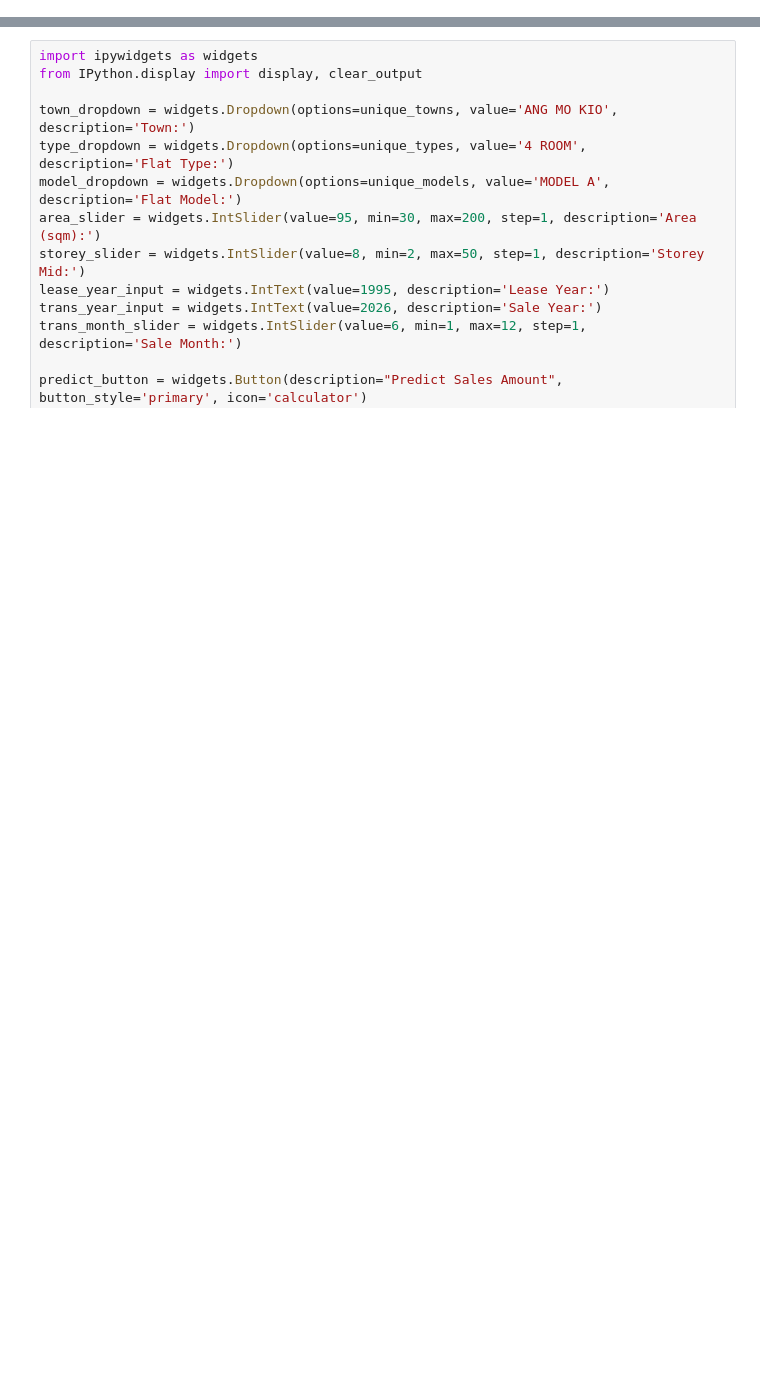
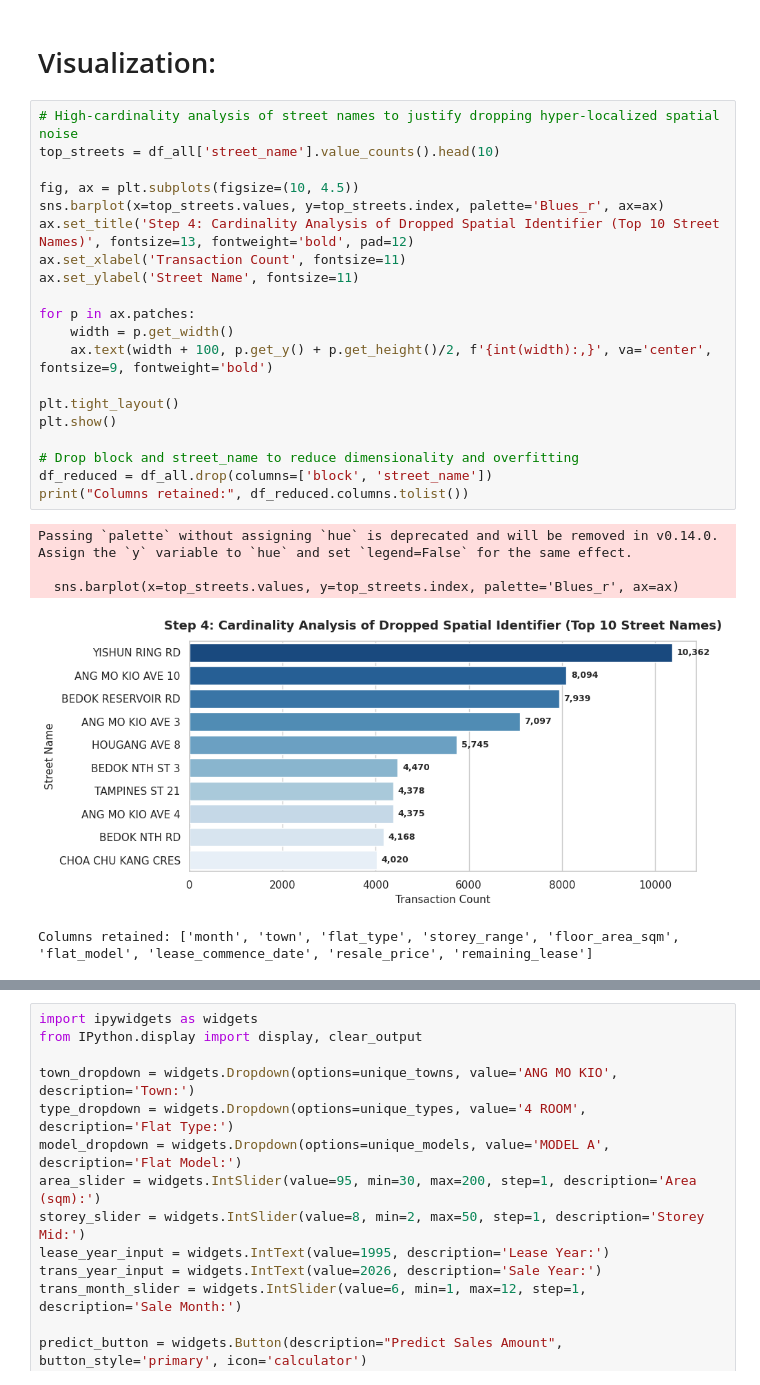
Before and after one commit to Rafeek-Data/Rafeek-Ahamed_Capstone-Project, a Jupyter notebook: Rafeek_Colab_Capstone.ipynb, the cells around one changed output, grey strips where cells are left out. Saved outputs shown, nothing was run; the diff lists cells and outputs as text; blank space fills up the shorter version.

```diff
--- a/Rafeek_Colab_Capstone.ipynb
+++ b/Rafeek_Colab_Capstone.ipynb
@@ -998,0 +217,28 @@ Predicted Sales / Resale Price: $630,728.00
+# %% [markdown]
+# Visualization:
+# %%
+# High-cardinality analysis of street names to justify dropping hyper-localized spatial noise
+top_streets = df_all['street_name'].value_counts().head(10)
+
+fig, ax = plt.subplots(figsize=(10, 4.5))
+sns.barplot(x=top_streets.values, y=top_streets.index, palette='Blues_r', ax=ax)
+ax.set_title('Step 4: Cardinality Analysis of Dropped Spatial Identifier (Top 10 Street Names)', fontsize=13, fontweight='bold', pad=12)
+ax.set_xlabel('Transaction Count', fontsize=11)
+ax.set_ylabel('Street Name', fontsize=11)
+
+for p in ax.patches:
+    width = p.get_width()
+    ax.text(width + 100, p.get_y() + p.get_height()/2, f'{int(width):,}', va='center', fontsize=9, fontweight='bold')
+
+plt.tight_layout()
+plt.show()
+
+# Drop block and street_name to reduce dimensionality and overfitting
+df_reduced = df_all.drop(columns=['block', 'street_name'])
+print("Columns retained:", df_reduced.columns.tolist())
+# %% [output]
+Passing `palette` without assigning `hue` is deprecated and will be removed in v0.14.0. Assign the `y` variable to `hue` and set `legend=False` for the same effect.
+
+  sns.barplot(x=top_streets.values, y=top_streets.index, palette='Blues_r', ax=ax)
+[figure, added]
+Columns retained: ['month', 'town', 'flat_type', 'storey_range', 'floor_area_sqm', 'flat_model', 'lease_commence_date', 'resale_price', 'remaining_lease']
```
Also changed, not shown: parts of 51 cells of this notebook.
